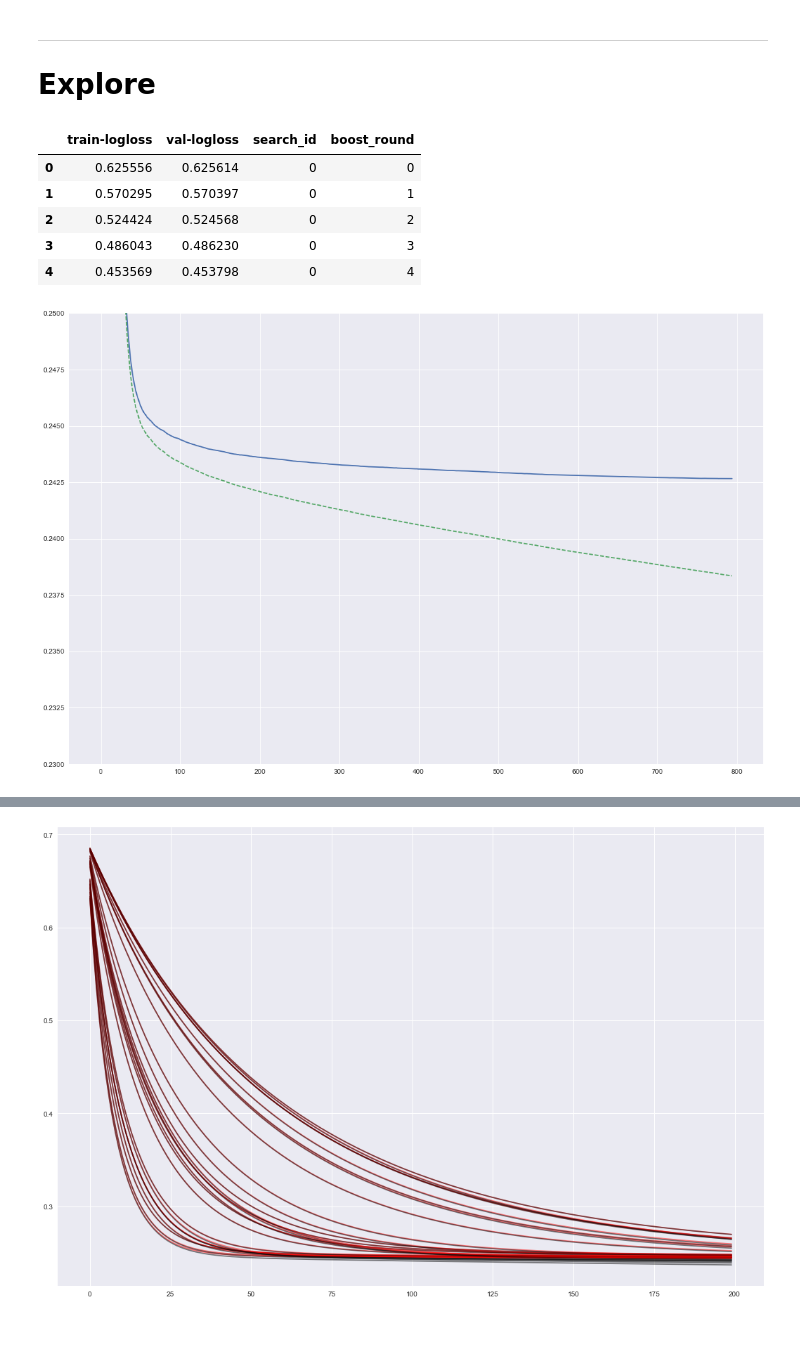
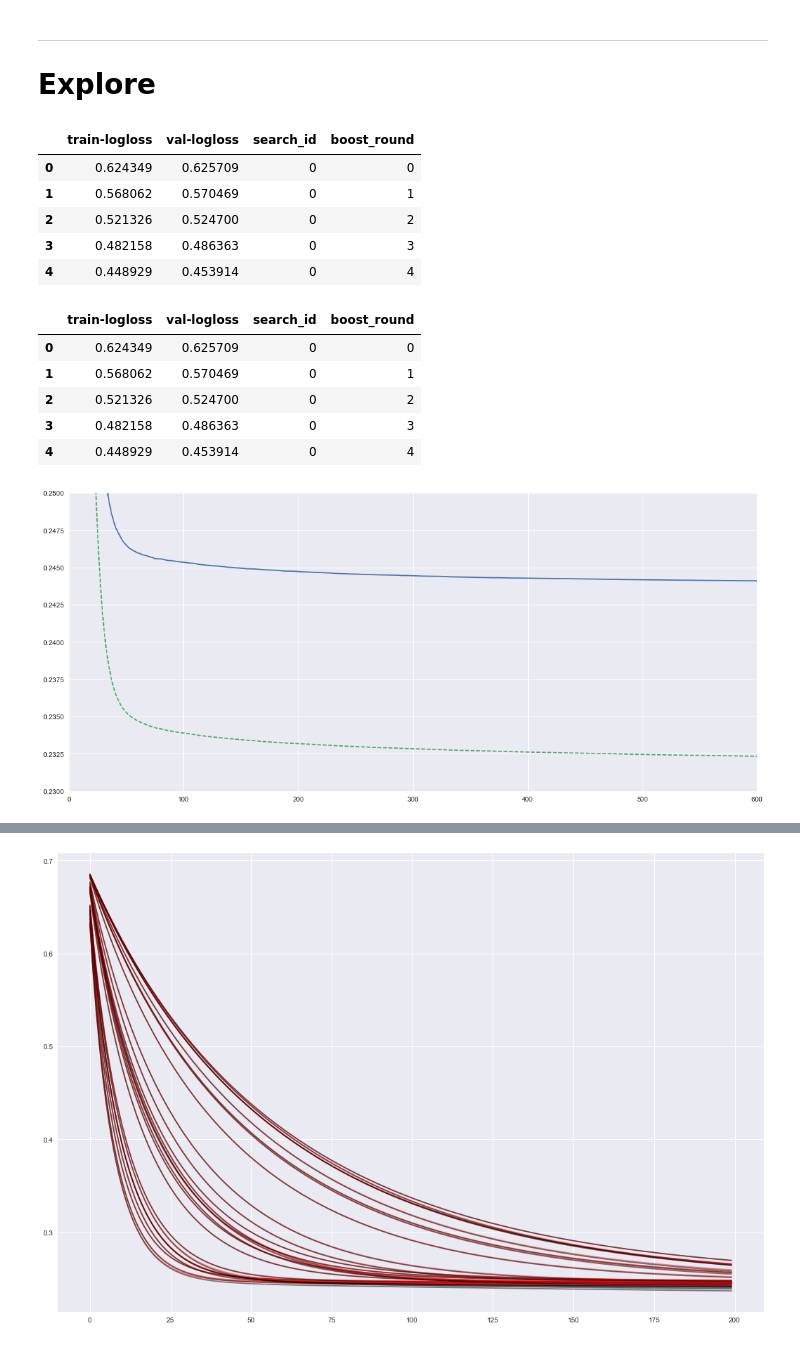
Before and after one commit to kylinorange/kaggle-instacart, a Jupyter notebook: Param Search Results.ipynb, the cells around one changed output, grey strips where cells are left out. Cells and saved outputs as stored; diff of their text form; code cells hidden in the pictures.

Commit message:
max depth search

```diff
--- a/Param Search Results.ipynb
+++ b/Param Search Results.ipynb
@@ -102,30 +102,60 @@ xgb_params_search = {
     "subsample"        : [0.5],
     "tree_method"      : ["hist"]
 }
+# %%
+name = 'v5-r1'
+down_sample = None
+test_size = 0.2
+num_searches = 1
+boosting_rounds = 10000
+stopping_rounds = 10
+
+xgb_params_search = {
+#     "learning_rate"    : lambda: int(10**np.random.uniform(-2, -1) * 1e4) / 1e4,
+    "max_depth"        : [7],
+#     "min_split_loss"   : [0, 0.70],
+#     "min_child_weight" : [1, 10],
+    "subsample"        : [0.5],
+    "tree_method"      : ["hist"]
+#     "grow_policy"      : ["lossguide"]
+}
+
+# [658]	train-logloss:0.231915	val-logloss:0.243898
 # %% [markdown]
 ----
 
 # Explore
+# %%
+h = pd.read_csv(os.path.join(root, 'training-logs', 'train-{}-histories.csv'.format(name)))
+boosting_rounds = h.boost_round.max() + 1
+# boosting_rounds = len(h)
+# h['search_id'] = 0
+# h['boost_round'] = range(len(h))
+h.head()
+# %% [output]
+|  | train-logloss | val-logloss | search_id | boost_round |
+| 0 | 0.624349 | 0.625709 | 0 | 0 |
+| 1 | 0.568062 | 0.570469 | 0 | 1 |
+| 2 | 0.521326 | 0.524700 | 0 | 2 |
+| 3 | 0.482158 | 0.486363 | 0 | 3 |
+| 4 | 0.448929 | 0.453914 | 0 | 4 |
 # %%
 p = pd.read_csv(os.path.join(root, 'training-logs', 'train-{}-params.csv'.format(name)))
 p = p[list(xgb_params_search.keys()) + ['search_id']]
-h = pd.read_csv(os.path.join(root, 'training-logs', 'train-{}-histories.csv'.format(name)))
-boosting_rounds = h.boost_round.max() + 1
-r = p.merge(h[h.boost_round == boosting_rounds - 1], on='search_id')
-h.head()
 # %% [output]
 |  | train-logloss | val-logloss | search_id | boost_round |
-| 0 | 0.625556 | 0.625614 | 0 | 0 |
-| 1 | 0.570295 | 0.570397 | 0 | 1 |
-| 2 | 0.524424 | 0.524568 | 0 | 2 |
-| 3 | 0.486043 | 0.486230 | 0 | 3 |
-| 4 | 0.453569 | 0.453798 | 0 | 4 |
+| 0 | 0.624349 | 0.625709 | 0 | 0 |
+| 1 | 0.568062 | 0.570469 | 0 | 1 |
+| 2 | 0.521326 | 0.524700 | 0 | 2 |
+| 3 | 0.482158 | 0.486363 | 0 | 3 |
+| 4 | 0.448929 | 0.453914 | 0 | 4 |
 # %%
-plt.figure(figsize=(18, 12))
+plt.figure(figsize=(18, 8))
+plt.xlim((0, 600))
 plt.ylim((0.23, 0.25))
 for i in range(num_searches):
     plt.plot(h['boost_round'][h.search_id == i], h['val-logloss'][h.search_id == i])
     plt.plot(h['boost_round'][h.search_id == i], h['train-logloss'][h.search_id == i], '--')
 plt.show()
 # %% [output]
-[figure, old version]
+[figure, new version]
```
Also changed, not shown: parts of 2 cells of this notebook, 2 other files.
